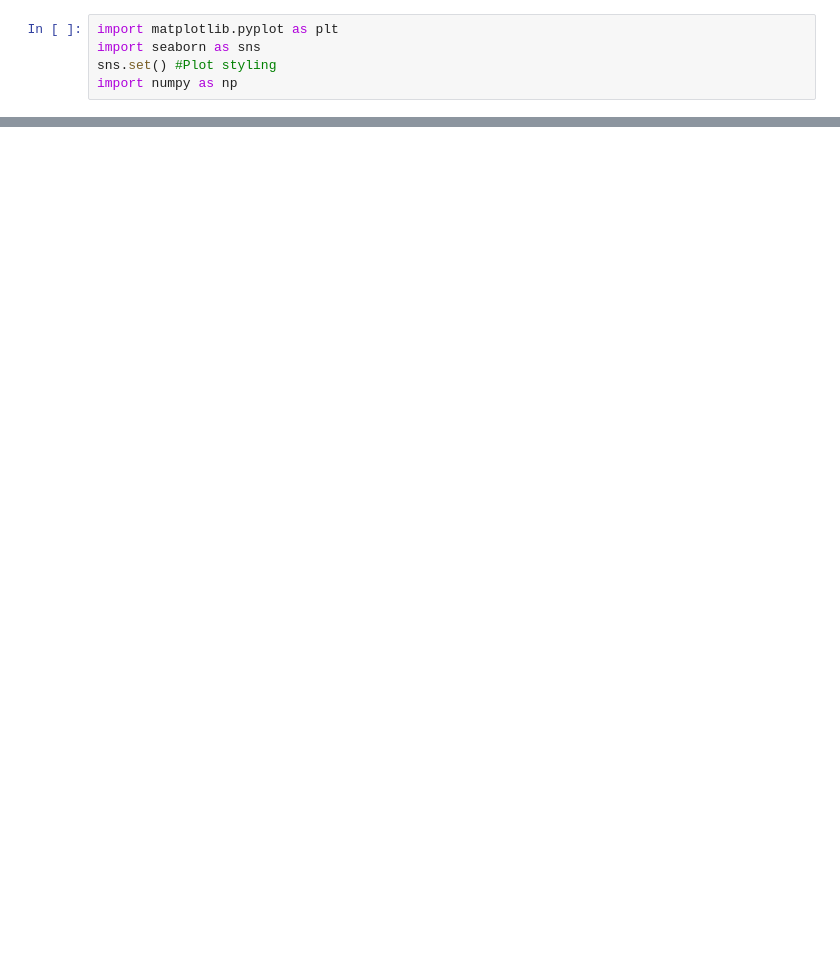
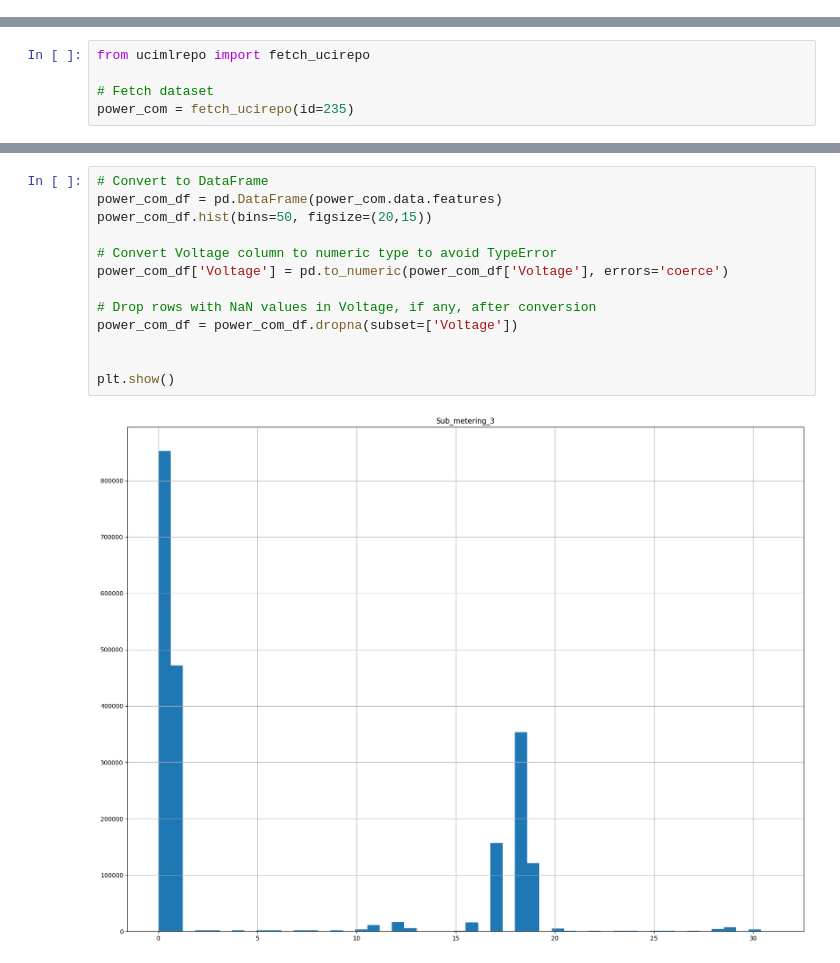
Before and after one commit to harshr-r/AIML-2025, a Jupyter notebook: Lab-10_AIML.ipynb, the cells around one changed output, grey strips where cells are left out. Saved outputs shown, nothing was run; the diff lists cells and outputs as text; blank space fills up the shorter version.

```diff
--- a/Lab-10_AIML.ipynb
+++ b/Lab-10_AIML.ipynb
@@ -5,5 +2,0 @@
-# %%
-import matplotlib.pyplot as plt
-import seaborn as sns
-sns.set() #Plot styling
-import numpy as np
@@ -231,0 +16,5 @@ plot_gmm(gmm2, Xmoon)
+# %%
+from ucimlrepo import fetch_ucirepo
+
+# Fetch dataset
+power_com = fetch_ucirepo(id=235)
@@ -231,0 +71,15 @@ plot_gmm(gmm2, Xmoon)
+# %%
+# Convert to DataFrame
+power_com_df = pd.DataFrame(power_com.data.features)
+power_com_df.hist(bins=50, figsize=(20,15))
+
+# Convert Voltage column to numeric type to avoid TypeError
+power_com_df['Voltage'] = pd.to_numeric(power_com_df['Voltage'], errors='coerce')
+
+# Drop rows with NaN values in Voltage, if any, after conversion
+power_com_df = power_com_df.dropna(subset=['Voltage'])
+
+
+plt.show()
+# %% [output]
+[figure, added]
```
Also changed, not shown: parts of 45 cells of this notebook.
